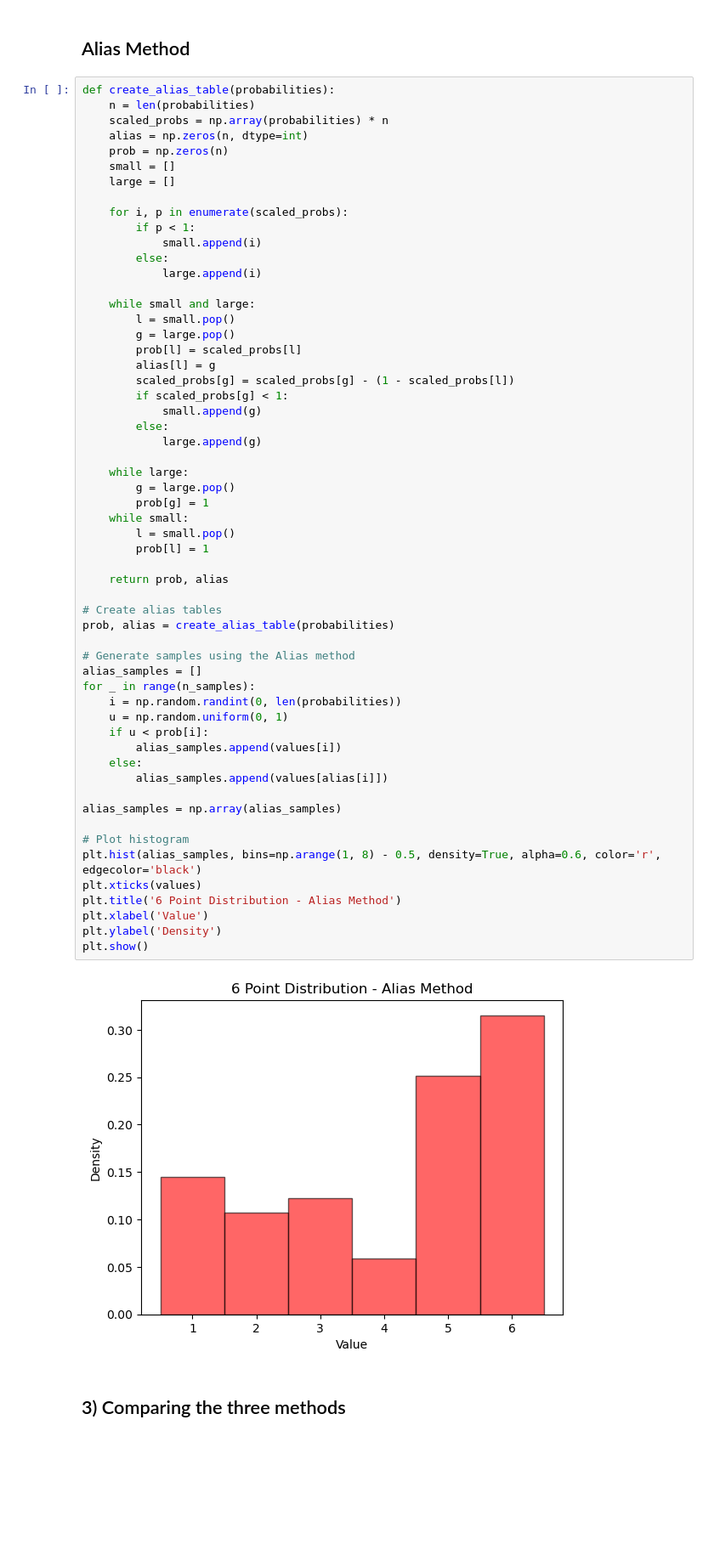
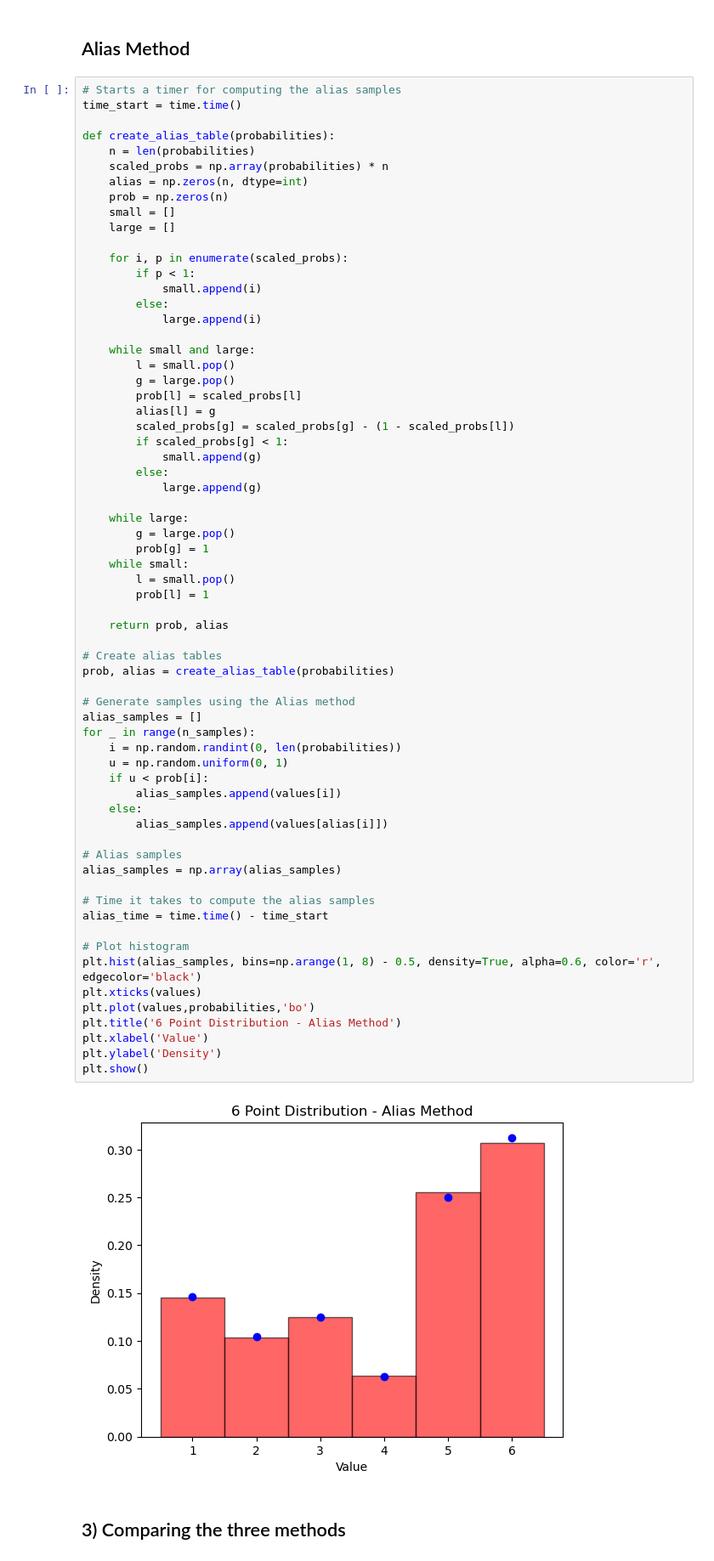
Before and after one commit to Fuglede30/Stokastisk_sim_2, a Jupyter notebook: 2_DiscreteRandomVar copy.ipynb, the cells around one changed output. Shown at 85% size. Drawn from its saved outputs; the diff is of its cells as text; blank space fills up the shorter version.

```diff
--- a/2_DiscreteRandomVar copy.ipynb
+++ b/2_DiscreteRandomVar copy.ipynb
@@ -106,6 +123,9 @@ plt.show()
 # %% [markdown]
 ## Alias Method
 # %%
+# Starts a timer for computing the alias samples
+time_start = time.time()
+
 def create_alias_table(probabilities):
     n = len(probabilities)
     scaled_probs = np.array(probabilities) * n
@@ -136,33 +156,38 @@ def create_alias_table(probabilities):
         prob[g] = 1
     while small:
         l = small.pop()
         prob[l] = 1
 
     return prob, alias
 
 # Create alias tables
 prob, alias = create_alias_table(probabilities)
 
 # Generate samples using the Alias method
 alias_samples = []
 for _ in range(n_samples):
     i = np.random.randint(0, len(probabilities))
     u = np.random.uniform(0, 1)
     if u < prob[i]:
         alias_samples.append(values[i])
     else:
         alias_samples.append(values[alias[i]])
 
+# Alias samples
 alias_samples = np.array(alias_samples)
+
+# Time it takes to compute the alias samples
+alias_time = time.time() - time_start
 
 # Plot histogram
 plt.hist(alias_samples, bins=np.arange(1, 8) - 0.5, density=True, alpha=0.6, color='r', edgecolor='black')
 plt.xticks(values)
+plt.plot(values,probabilities,'bo')
 plt.title('6 Point Distribution - Alias Method')
 plt.xlabel('Value')
 plt.ylabel('Density')
 plt.show()
 # %% [output]
-[figure, old version]
+[figure, new version]
 # %% [markdown]
 ## 3) Comparing the three methods
```
Also changed, not shown: parts of 8 cells of this notebook, 3 other files.
